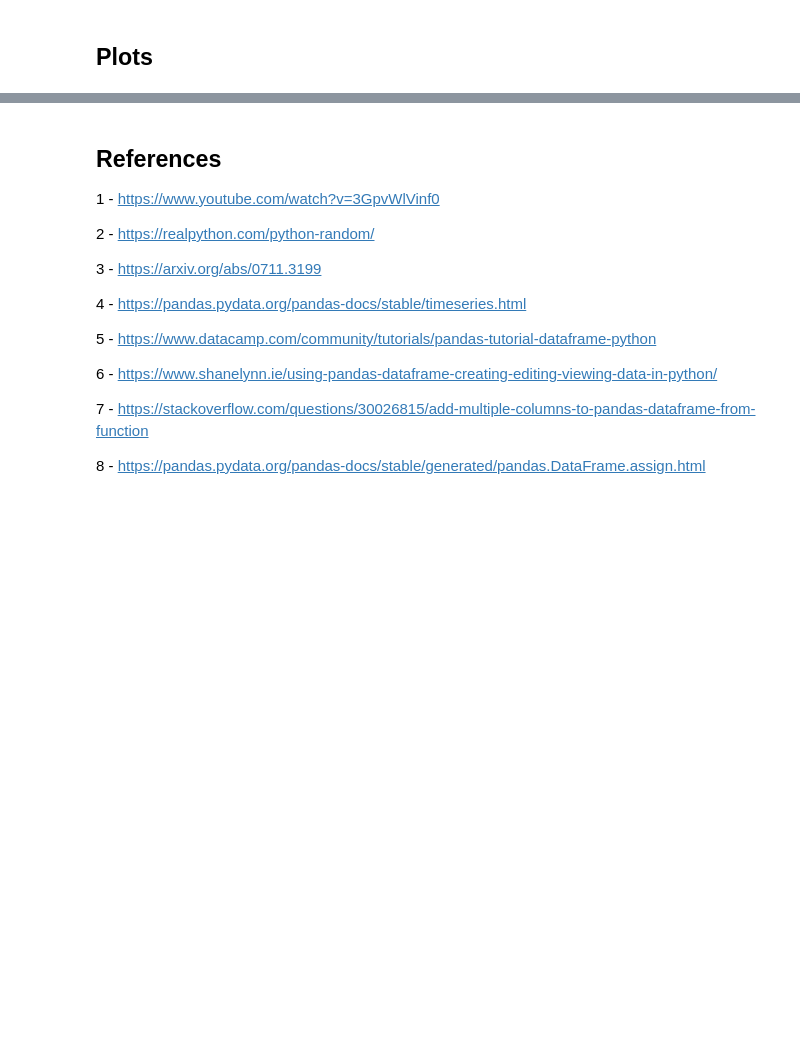
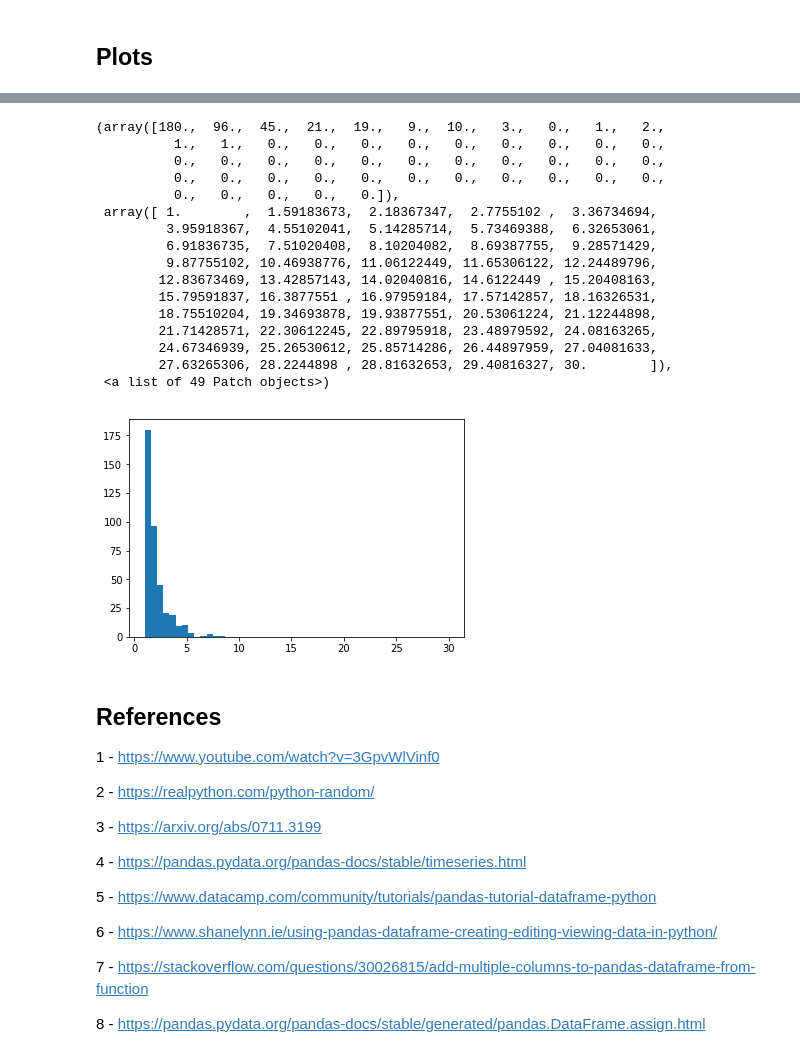
Before and after one commit to davidobrien1/project, a Jupyter notebook: phenomenon.ipynb, the cells around one changed output, grey strips where cells are left out. Saved outputs shown, nothing was run; the diff lists cells and outputs as text; code cells hidden in the pictures; blank space fills up the shorter version.

```diff
--- a/phenomenon.ipynb
+++ b/phenomenon.ipynb
@@ -240,3 +284,23 @@ running.plot(style=['o','rx'])
+# %%
+plt.hist(test, bins)
+# %% [output]
+(array([180.,  96.,  45.,  21.,  19.,   9.,  10.,   3.,   0.,   1.,   2.,
+          1.,   1.,   0.,   0.,   0.,   0.,   0.,   0.,   0.,   0.,   0.,
+          0.,   0.,   0.,   0.,   0.,   0.,   0.,   0.,   0.,   0.,   0.,
+          0.,   0.,   0.,   0.,   0.,   0.,   0.,   0.,   0.,   0.,   0.,
+          0.,   0.,   0.,   0.,   0.]),
+ array([ 1.        ,  1.59183673,  2.18367347,  2.7755102 ,  3.36734694,
+         3.95918367,  4.55102041,  5.14285714,  5.73469388,  6.32653061,
+         6.91836735,  7.51020408,  8.10204082,  8.69387755,  9.28571429,
+         9.87755102, 10.46938776, 11.06122449, 11.65306122, 12.24489796,
+        12.83673469, 13.42857143, 14.02040816, 14.6122449 , 15.20408163,
+        15.79591837, 16.3877551 , 16.97959184, 17.57142857, 18.16326531,
+        18.75510204, 19.34693878, 19.93877551, 20.53061224, 21.12244898,
+        21.71428571, 22.30612245, 22.89795918, 23.48979592, 24.08163265,
+        24.67346939, 25.26530612, 25.85714286, 26.44897959, 27.04081633,
+        27.63265306, 28.2244898 , 28.81632653, 29.40816327, 30.        ]),
+ <a list of 49 Patch objects>)
+[figure, added]
 # %% [markdown]
 ## References
 1 - https://www.youtube.com/watch?v=3GpvWlVinf0
```
Also changed, not shown: parts of 22 cells of this notebook.
